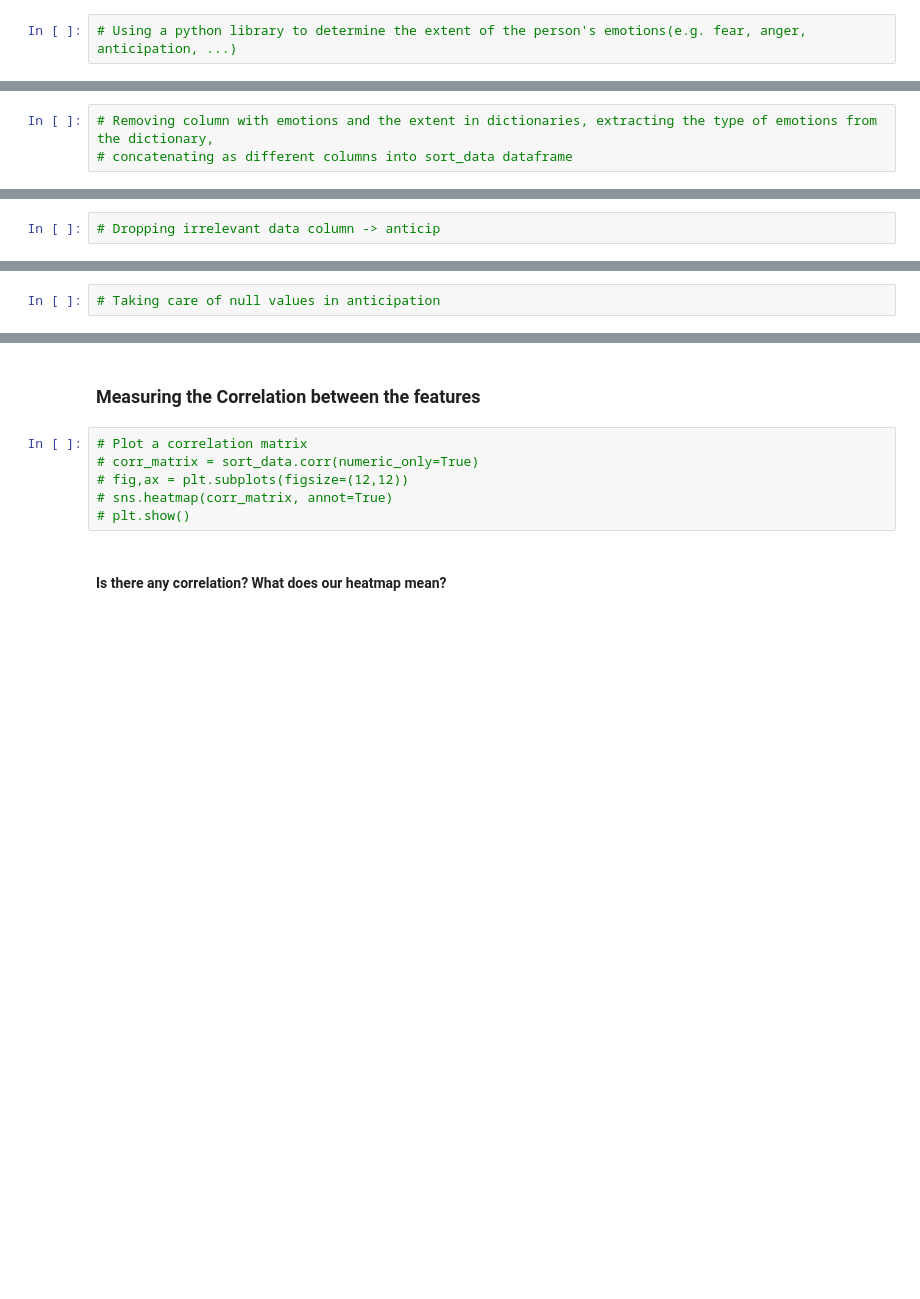
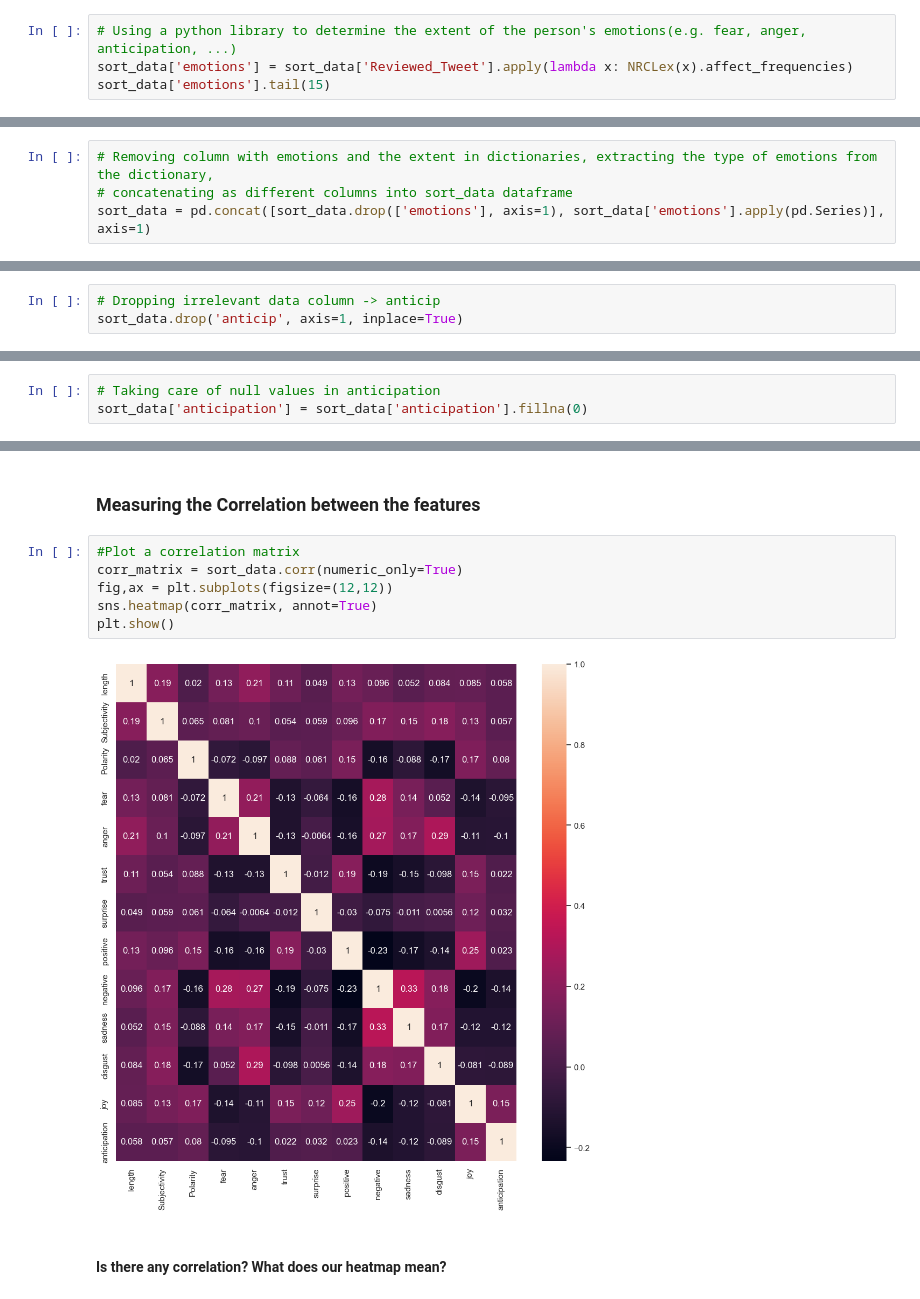
Before and after one commit to leannejeanette/DAC-Curriculum, a Jupyter notebook: DAC-008_Intro_To_NLP/DAC-008_Sentiment_Analysis_1_Student.ipynb, the cells around one changed output, grey strips where cells are left out. Cells and saved outputs as stored; diff of their text form; blank space fills up the shorter version.

```diff
--- a/DAC-008_Intro_To_NLP/DAC-008_Sentiment_Analysis_1_Student.ipynb
+++ b/DAC-008_Intro_To_NLP/DAC-008_Sentiment_Analysis_1_Student.ipynb
@@ -430,3 +481,5 @@ fig.show()
 ### Emotion Detection
 # %%
 # Using a python library to determine the extent of the person's emotions(e.g. fear, anger, anticipation, ...)
+sort_data['emotions'] = sort_data['Reviewed_Tweet'].apply(lambda x: NRCLex(x).affect_frequencies)
+sort_data['emotions'].tail(15)
@@ -433,3 +503,4 @@ fig.show()
 # %%
 # Removing column with emotions and the extent in dictionaries, extracting the type of emotions from the dictionary,
 # concatenating as different columns into sort_data dataframe
+sort_data = pd.concat([sort_data.drop(['emotions'], axis=1), sort_data['emotions'].apply(pd.Series)], axis=1)
@@ -441,5 +551,6 @@ fig.show()
 ### Addressing null values and irrelevant columns
 # %%
 # Dropping irrelevant data column -> anticip
+sort_data.drop('anticip', axis=1, inplace=True)
 # %%
 # Checking the columns in sort_data
@@ -446,4 +564,5 @@ fig.show()
 # %%
 # Taking care of null values in anticipation
+sort_data['anticipation'] = sort_data['anticipation'].fillna(0)
 # %%
 # Confirming that there are no null values
@@ -452,10 +599,12 @@ fig.show()
 # %% [markdown]
 ### Measuring the Correlation between the features
 # %%
-# Plot a correlation matrix
-# corr_matrix = sort_data.corr(numeric_only=True)
-# fig,ax = plt.subplots(figsize=(12,12))
-# sns.heatmap(corr_matrix, annot=True)
-# plt.show()
+#Plot a correlation matrix
+corr_matrix = sort_data.corr(numeric_only=True)
+fig,ax = plt.subplots(figsize=(12,12))
+sns.heatmap(corr_matrix, annot=True)
+plt.show()
+# %% [output]
+[figure, added]
 # %% [markdown]
 #### Is there any correlation? What does our heatmap mean?
```
Also changed, not shown: parts of 24 cells of this notebook, 18 other files.
